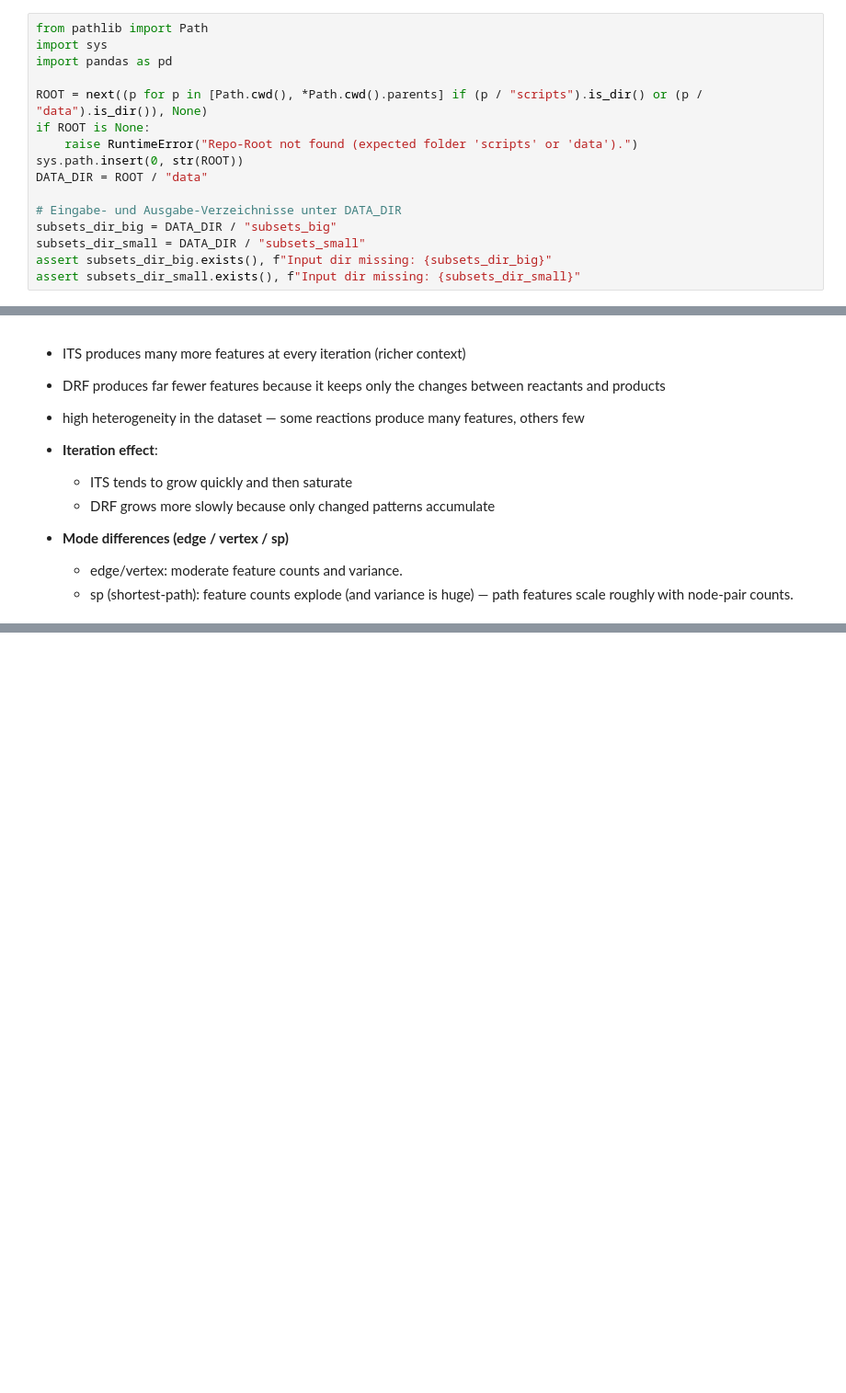
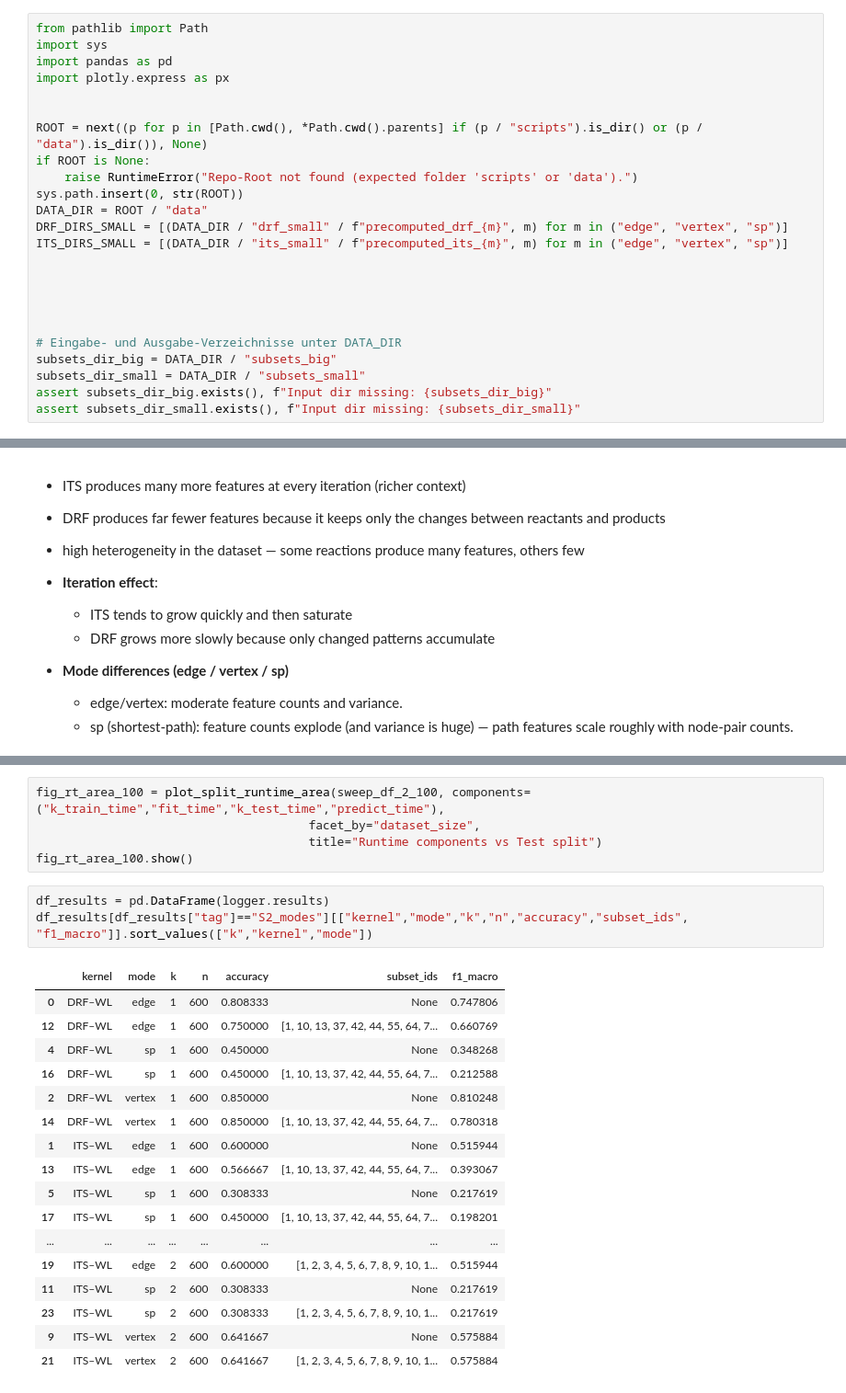
Before and after one commit to PatPatDango/reaction-kernels, a Jupyter notebook: notebooks/presentation_notebook.ipynb, the cells around one changed output, grey strips where cells are left out. Shown at 92% size. Drawn from its saved outputs; the diff is of its cells as text; blank space fills up the shorter version.

```diff
--- a/notebooks/presentation_notebook.ipynb
+++ b/notebooks/presentation_notebook.ipynb
@@ -4,12 +4,20 @@
 from pathlib import Path
 import sys
 import pandas as pd
+import plotly.express as px
+
 
 ROOT = next((p for p in [Path.cwd(), *Path.cwd().parents] if (p / "scripts").is_dir() or (p / "data").is_dir()), None)
 if ROOT is None:
     raise RuntimeError("Repo-Root not found (expected folder 'scripts' or 'data').")
 sys.path.insert(0, str(ROOT))
 DATA_DIR = ROOT / "data"
+DRF_DIRS_SMALL = [(DATA_DIR / "drf_small" / f"precomputed_drf_{m}", m) for m in ("edge", "vertex", "sp")]
+ITS_DIRS_SMALL = [(DATA_DIR / "its_small" / f"precomputed_its_{m}", m) for m in ("edge", "vertex", "sp")]
+
+
+
+
 
 # Eingabe- und Ausgabe-Verzeichnisse unter DATA_DIR
 subsets_dir_big = DATA_DIR / "subsets_big"
@@ -268,0 +689,26 @@ fig_feature_growth_sp.show(renderer="vscode")
+# %%
+fig_rt_area_100 = plot_split_runtime_area(sweep_df_2_100, components=("k_train_time","fit_time","k_test_time","predict_time"),
+                                      facet_by="dataset_size",
+                                      title="Runtime components vs Test split")
+fig_rt_area_100.show()
+# %%
+df_results = pd.DataFrame(logger.results)
+df_results[df_results["tag"]=="S2_modes"][["kernel","mode","k","n","accuracy","subset_ids", "f1_macro"]].sort_values(["k","kernel","mode"])
+# %% [output]
+|  | kernel | mode | k | n | accuracy | subset_ids | f1_macro |
+| 0 | DRF–WL | edge | 1 | 600 | 0.808333 | None | 0.747806 |
+| 12 | DRF–WL | edge | 1 | 600 | 0.750000 | [1, 10, 13, 37, 42, 44, 55, 64, 7... | 0.660769 |
+| 4 | DRF–WL | sp | 1 | 600 | 0.450000 | None | 0.348268 |
+| 16 | DRF–WL | sp | 1 | 600 | 0.450000 | [1, 10, 13, 37, 42, 44, 55, 64, 7... | 0.212588 |
+| 2 | DRF–WL | vertex | 1 | 600 | 0.850000 | None | 0.810248 |
+| 14 | DRF–WL | vertex | 1 | 600 | 0.850000 | [1, 10, 13, 37, 42, 44, 55, 64, 7... | 0.780318 |
+| 1 | ITS–WL | edge | 1 | 600 | 0.600000 | None | 0.515944 |
+| 13 | ITS–WL | edge | 1 | 600 | 0.566667 | [1, 10, 13, 37, 42, 44, 55, 64, 7... | 0.393067 |
+| 5 | ITS–WL | sp | 1 | 600 | 0.308333 | None | 0.217619 |
+| 17 | ITS–WL | sp | 1 | 600 | 0.450000 | [1, 10, 13, 37, 42, 44, 55, 64, 7... | 0.198201 |
+| ... | ... | ... | ... | ... | ... | ... | ... |
+| 19 | ITS–WL | edge | 2 | 600 | 0.600000 | [1, 2, 3, 4, 5, 6, 7, 8, 9, 10, 1... | 0.515944 |
+| 11 | ITS–WL | sp | 2 | 600 | 0.308333 | None | 0.217619 |
+| 23 | ITS–WL | sp | 2 | 600 | 0.308333 | [1, 2, 3, 4, 5, 6, 7, 8, 9, 10, 1... | 0.217619 |
+| 9 | ITS–WL | vertex | 2 | 600 | 0.641667 | None | 0.575884 |
+| 21 | ITS–WL | vertex | 2 | 600 | 0.641667 | [1, 2, 3, 4, 5, 6, 7, 8, 9, 10, 1... | 0.575884 |
```
Also changed, not shown: parts of 34 cells of this notebook, 3 other files.
